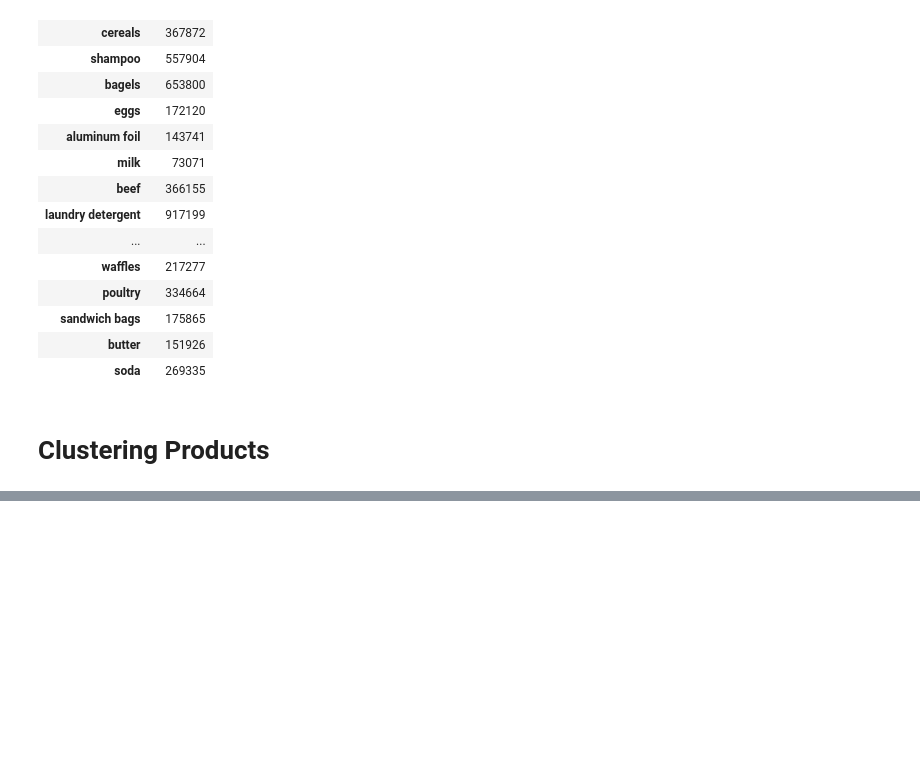
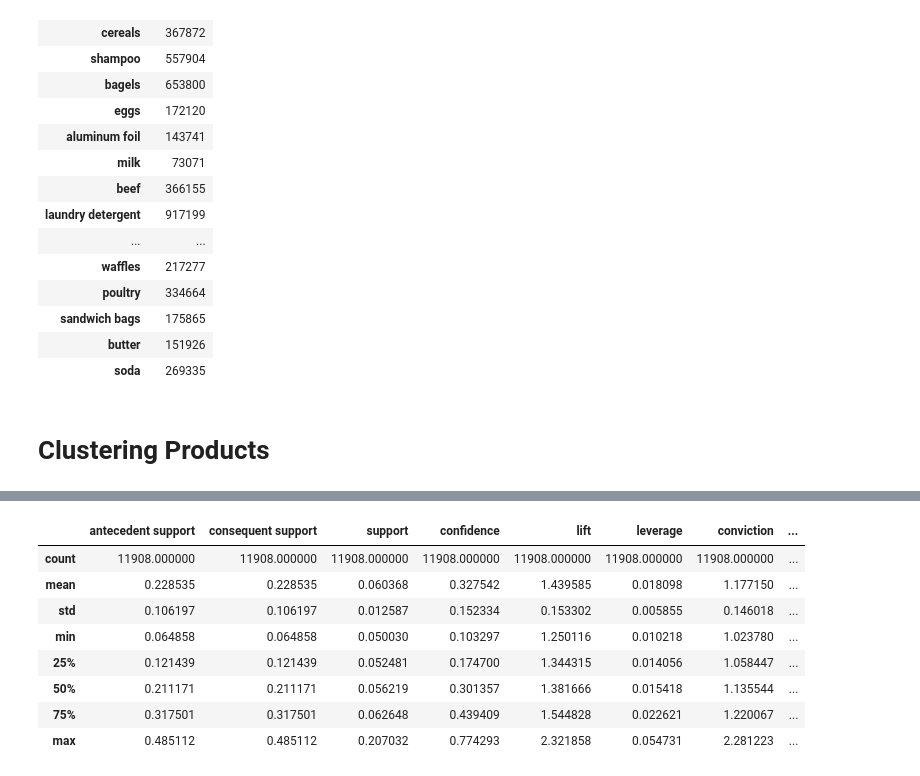
Before and after one commit to bundickm/Data-Masked-Case-Studies, a Jupyter notebook: 09. Purchase_History_and_Market_Basket_Analysis.ipynb, the cells around one changed output, grey strips where cells are left out. Saved outputs shown, nothing was run; the diff lists cells and outputs as text; code cells hidden in the pictures; blank space fills up the shorter version.

```diff
--- a/09. Purchase_History_and_Market_Basket_Analysis.ipynb
+++ b/09. Purchase_History_and_Market_Basket_Analysis.ipynb
@@ -245,0 +298,10 @@ unique_groups
+# %%
+def encode_units(x):
+    if x <= 0:
+        return 0
+    else:
+        return 1
+
+encoded_purchases = purchases.applymap(encode_units)
+
+encoded_purchases.head()
@@ -245,0 +316,11 @@ unique_groups
+# %%
+# Use apriori to get our rulesets
+frequent_itemsets = apriori(encoded_purchases, min_support=0.05,
+                            use_colnames=True)
+rules = association_rules(frequent_itemsets, metric="lift", min_threshold=1.25)
+
+# Add features so we can filter on number of items in a rule
+rules["antecedent_len"] = rules["antecedents"].apply(lambda x: len(x))
+rules["consequent_len"] = rules["consequents"].apply(lambda x: len(x))
+
+rules.head()
@@ -245,0 +334,12 @@ unique_groups
+# %%
+rules.describe()
+# %% [output]
+|  | antecedent support | consequent support | support | confidence | lift | leverage | conviction | ... |
+| count | 11908.000000 | 11908.000000 | 11908.000000 | 11908.000000 | 11908.000000 | 11908.000000 | 11908.000000 | ... |
+| mean | 0.228535 | 0.228535 | 0.060368 | 0.327542 | 1.439585 | 0.018098 | 1.177150 | ... |
+| std | 0.106197 | 0.106197 | 0.012587 | 0.152334 | 0.153302 | 0.005855 | 0.146018 | ... |
+| min | 0.064858 | 0.064858 | 0.050030 | 0.103297 | 1.250116 | 0.010218 | 1.023780 | ... |
+| 25% | 0.121439 | 0.121439 | 0.052481 | 0.174700 | 1.344315 | 0.014056 | 1.058447 | ... |
+| 50% | 0.211171 | 0.211171 | 0.056219 | 0.301357 | 1.381666 | 0.015418 | 1.135544 | ... |
+| 75% | 0.317501 | 0.317501 | 0.062648 | 0.439409 | 1.544828 | 0.022621 | 1.220067 | ... |
+| max | 0.485112 | 0.485112 | 0.207032 | 0.774293 | 2.321858 | 0.054731 | 2.281223 | ... |
```
Also changed, not shown: parts of 27 cells of this notebook.
